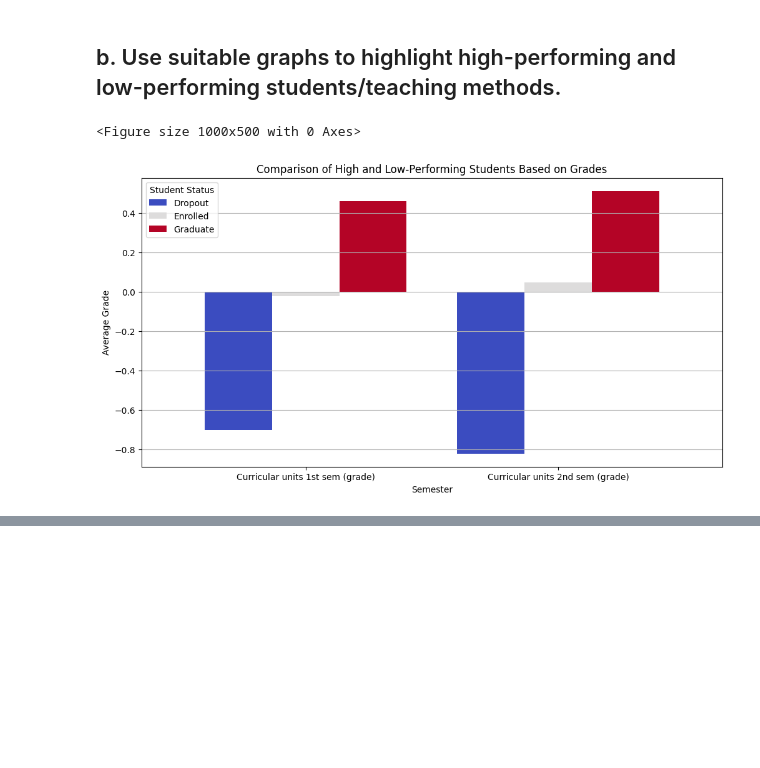
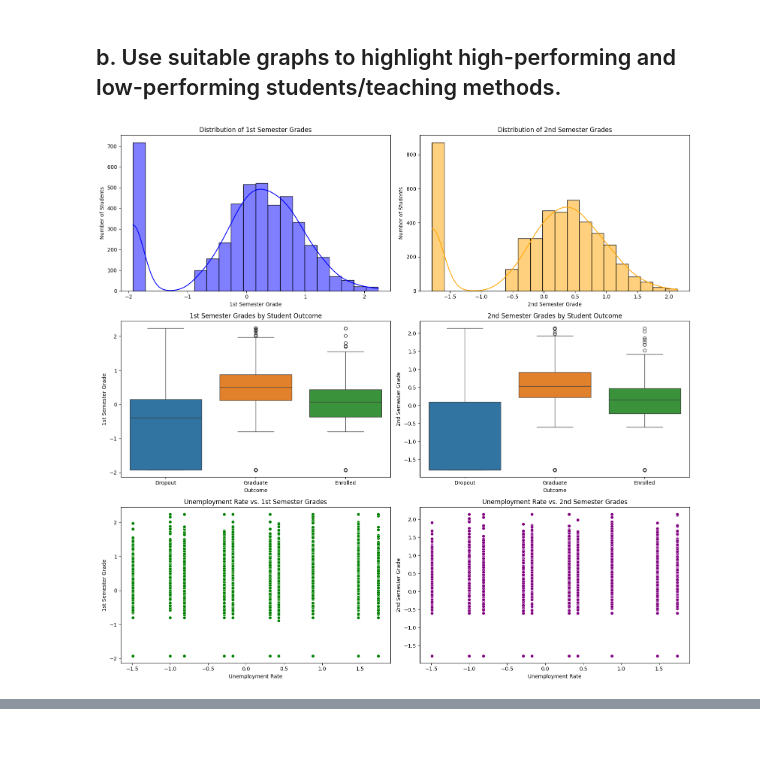
Before and after one commit to Isaac25-lgtm/theme-4-OmodingIsaac, a Jupyter notebook: theme 4.ipynb, the cells around one changed output, grey strips where cells are left out. Drawn from its saved outputs; the diff is of its cells as text; code cells hidden in the pictures; blank space fills up the shorter version.

```diff
--- a/theme 4.ipynb
+++ b/theme 4.ipynb
@@ -215,24 +215,57 @@ Performance disparities might be linked to economic indicators (e.g., GDP, unemp
 # %% [markdown]
 ## b. Use suitable graphs to highlight high-performing and low-performing students/teaching methods.
 # %%
-# ✅ Identify High and Low Performing Students Based on Grades
-df_performance = cleaned_df.groupby("Target")[
-    ["Curricular units 1st sem (grade)", "Curricular units 2nd sem (grade)"]
-].mean()
+import pandas as pd
+import matplotlib.pyplot as plt
+import seaborn as sns
 
-# ✅ Plot High vs. Low Performing Students
-plt.figure(figsize=(10, 5))
-df_performance.T.plot(kind="bar", figsize=(12, 6), width=0.8, colormap="coolwarm")
+# Load the dataset
+df = pd.read_csv("Cleaned_Student_Performance.csv")
 
-plt.title("Comparison of High and Low-Performing Students Based on Grades")
-plt.xlabel("Semester")
-plt.ylabel("Average Grade")
-plt.xticks(rotation=0)
-plt.legend(title="Student Status")
-plt.grid(axis="y")
+# Creating a single figure with multiple subplots to compare 1st and 2nd semester performance
+fig, axes = plt.subplots(3, 2, figsize=(16, 15))
 
+# Histogram of 1st semester grades distribution
+sns.histplot(df["Curricular units 1st sem (grade)"], bins=20, kde=True, color='blue', ax=axes[0, 0])
+axes[0, 0].set_title("Distribution of 1st Semester Grades")
+axes[0, 0].set_xlabel("1st Semester Grade")
+axes[0, 0].set_ylabel("Number of Students")
+
+# Histogram of 2nd semester grades distribution
+sns.histplot(df["Curricular units 2nd sem (grade)"], bins=20, kde=True, color='orange', ax=axes[0, 1])
+axes[0, 1].set_title("Distribution of 2nd Semester Grades")
+axes[0, 1].set_xlabel("2nd Semester Grade")
+axes[0, 1].set_ylabel("Number of Students")
+
+# Boxplot of student outcomes in relation to 1st semester grades
+sns.boxplot(data=df, x="Target", y="Curricular units 1st sem (grade)", hue="Target", ax=axes[1, 0])
+axes[1, 0].set_title("1st Semester Grades by Student Outcome")
+axes[1, 0].set_xlabel("Outcome")
+axes[1, 0].set_ylabel("1st Semester Grade")
+axes[1, 0].legend([], [], frameon=False)  # Hide legend
+
+# Boxplot of student outcomes in relation to 2nd semester grades
+sns.boxplot(data=df, x="Target", y="Curricular units 2nd sem (grade)", hue="Target", ax=axes[1, 1])
+axes[1, 1].set_title("2nd Semester Grades by Student Outcome")
+axes[1, 1].set_xlabel("Outcome")
+axes[1, 1].set_ylabel("2nd Semester Grade")
+axes[1, 1].legend([], [], frameon=False)  # Hide legend
+
+# Scatter plot for 1st semester performance vs. unemployment rate
+sns.scatterplot(x=df["Unemployment rate"], y=df["Curricular units 1st sem (grade)"], color='green', ax=axes[2, 0])
+axes[2, 0].set_title("Unemployment Rate vs. 1st Semester Grades")
+axes[2, 0].set_xlabel("Unemployment Rate")
+axes[2, 0].set_ylabel("1st Semester Grade")
+
+# Scatter plot for 2nd semester performance vs. unemployment rate
+sns.scatterplot(x=df["Unemployment rate"], y=df["Curricular units 2nd sem (grade)"], color='purple', ax=axes[2, 1])
+axes[2, 1].set_title("Unemployment Rate vs. 2nd Semester Grades")
+axes[2, 1].set_xlabel("Unemployment Rate")
+axes[2, 1].set_ylabel("2nd Semester Grade")
+
+# Adjust layout for better spacing
+plt.tight_layout()
 plt.show()
 # %% [output]
-<Figure size 1000x500 with 0 Axes>
-[figure, old version]
+[figure, new version]
 # %% [markdown]
```
Also changed, not shown: parts of 1 cell of this notebook.
